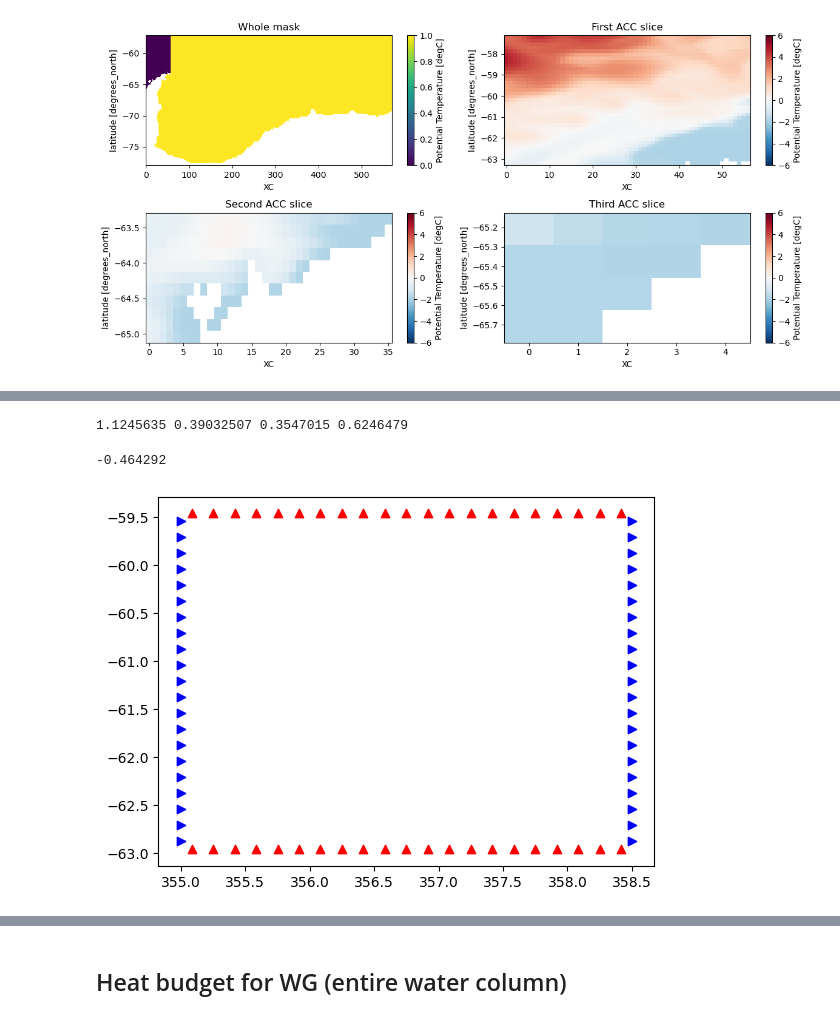
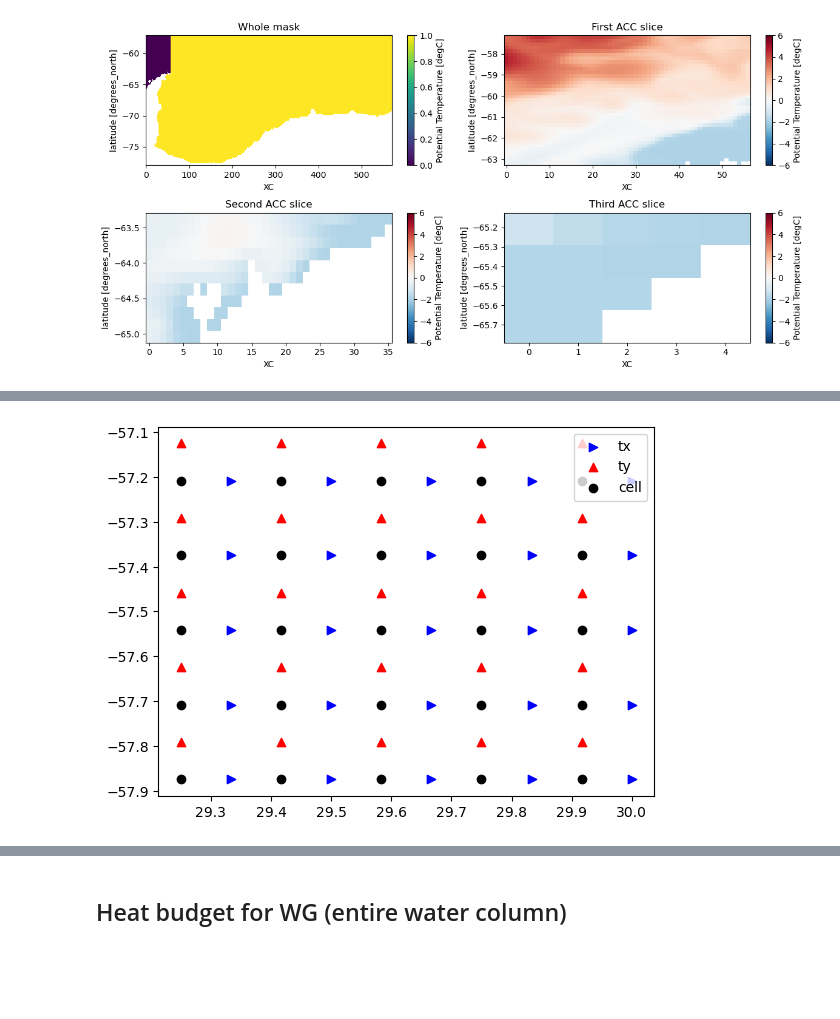
Before and after one commit to shanicetbailey/chapter1, a Jupyter notebook: SOSE-budgets/2_heat_budget.ipynb, the cells around one changed output, grey strips where cells are left out. Saved outputs shown, nothing was run; the diff lists cells and outputs as text; code cells hidden in the pictures; blank space fills up the shorter version.

Commit message:
getting close to closing heat budget

```diff
--- a/SOSE-budgets/2_heat_budget.ipynb
+++ b/SOSE-budgets/2_heat_budget.ipynb
@@ -183,28 +158,32 @@ plt.legend(loc="upper right")
 [figure]
+# %%
+#visualize SOSE's grid
+#last 5 grid pts
+from matplotlib import pyplot as plt
+
+tx_y, tx_x = xr.broadcast(*(ds[dim] for dim in ds.UVEL.dims))
+ty_y, ty_x = xr.broadcast(*(ds[dim] for dim in ds.VVEL.dims))
+cell_y, cell_x = xr.broadcast(ds.YC, ds.XC)
+
+plt.scatter(tx_x[-5:, -5:], tx_y[-5:, -5:], color='b', label="tx", marker=">")
+plt.scatter(ty_x[-5:, -5:], ty_y[-5:, -5:], color='r', label="ty", marker="^")
+plt.scatter(cell_x[-5:, -5:], cell_y[-5:, -5:], color='k', label="cell", marker="o")
+plt.legend(loc="upper right");
+# %% [output]
+[figure, added]
 # %%
 # Given upper right / lower left cell coordinates, construct the tx_trans and ty_trans sections that bound it
 
-right_i = 380
-upper_j = 110
-left_i = 360
-lower_j = 90
+def box_budget(left_i, right_i, lower_j, upper_j,):
+    """Function to compute box budget given any set of boundaries"""
 
-UTRANS = ds_z.UVEL * ds_z.dy
-VTRANS = ds_z.VVEl * dxG
+    UTRANS = ds_z.UVEL * coords_z.dyG * coords_z.drF * coords_z.hFacW
+    VTRANS = ds_z.VVEL * coords_z.dxG * coords_z.drF * coords_z.hFacS
 
-ty_upper = ds.VVEL.isel(XC=slice(left_i, right_i+1), YG=upper_j+1)
-ty_lower = ds.VVEL.isel(XC=slice(left_i, right_i+1), YG=lower_j)
-tx_right = ds.UVEL.isel(XG=right_i+1, YC=slice(lower_j, upper_j+1))
-tx_left = ds.UVEL.isel(XG=left_i, YC=slice(lower_j, upper_j+1))
+    ty_upper = VTRANS.isel(XC=slice(left_i, right_i), YG=upper_j)
+    ty_lower = VTRANS.isel(XC=slice(left_i, right_i), YG=lower_j)
+    tx_right = UTRANS.isel(XG=right_i, YC=slice(lower_j, upper_j))
+    tx_left = UTRANS.isel(XG=left_i, YC=slice(lower_j, upper_j))
 
-plt.scatter(*xr.broadcast(ty_upper.XC, ty_upper.YG), label="ty", marker="^", color='red')
-plt.scatter(*xr.broadcast(ty_lower.XC, ty_lower.YG), label="ty", marker="^", color='red')
-plt.scatter(*xr.broadcast(tx_right.XG, tx_right.YC), label="tx", marker=">", color='blue')
-plt.scatter(*xr.broadcast(tx_left.XG, tx_left.YC), label="tx", marker=">", color='blue')
-
-print(ty_upper.sum().values, ty_lower.sum().values, tx_right.sum().values, tx_left.sum().values)
--ty_upper.sum().values + ty_lower.sum().values - tx_right.sum().values + tx_left.sum().values
+    return (-ty_upper.mean('time').sum().values + ty_lower.mean('time').sum().values
+            - tx_right.mean('time').sum().values + tx_left.mean('time').sum().values)
-# %% [output]
-1.1245635 0.39032507 0.3547015 0.6246479
--0.464292
-[figure, removed]
```
Also changed, not shown: parts of 43 cells of this notebook.
